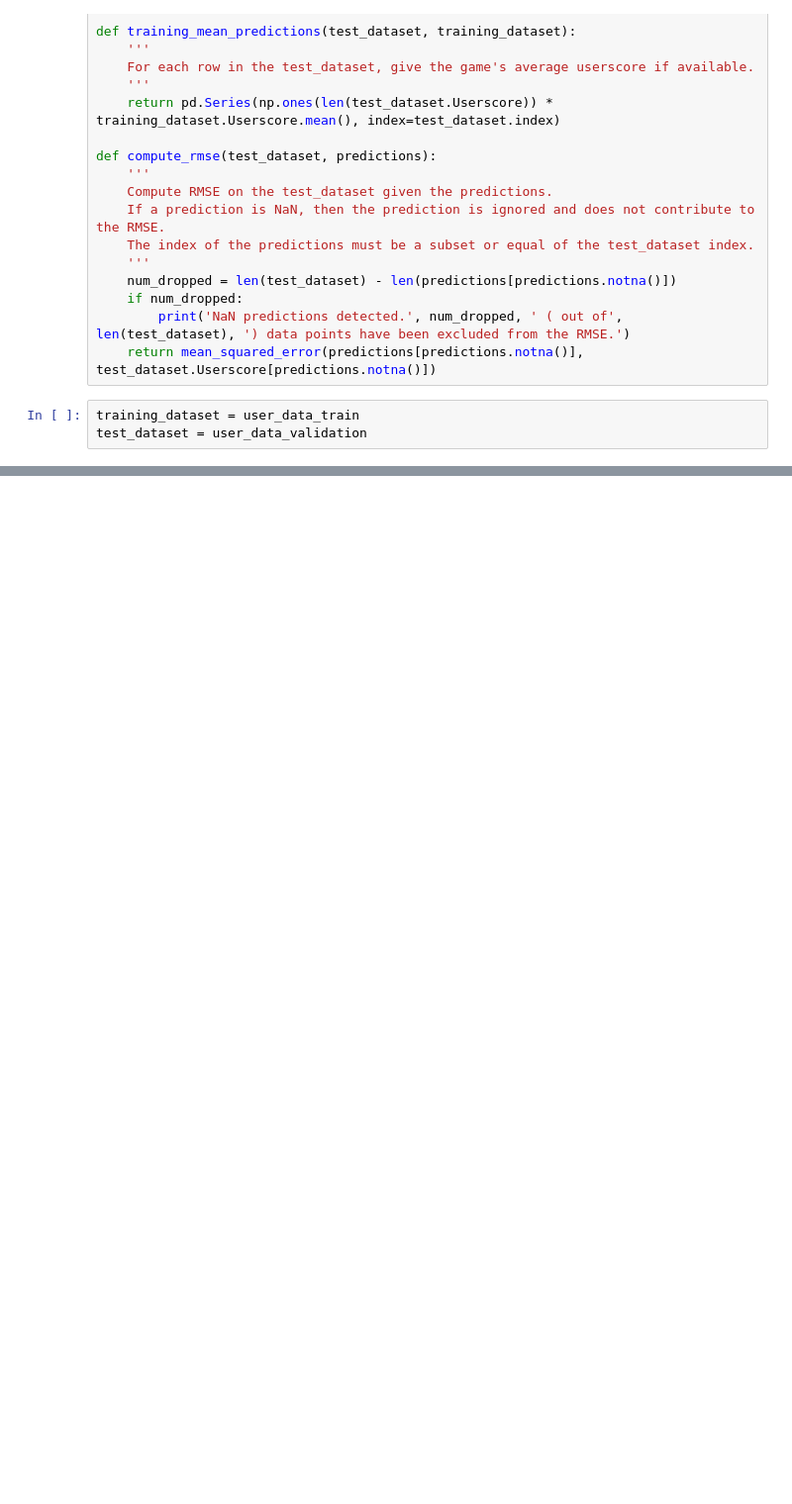
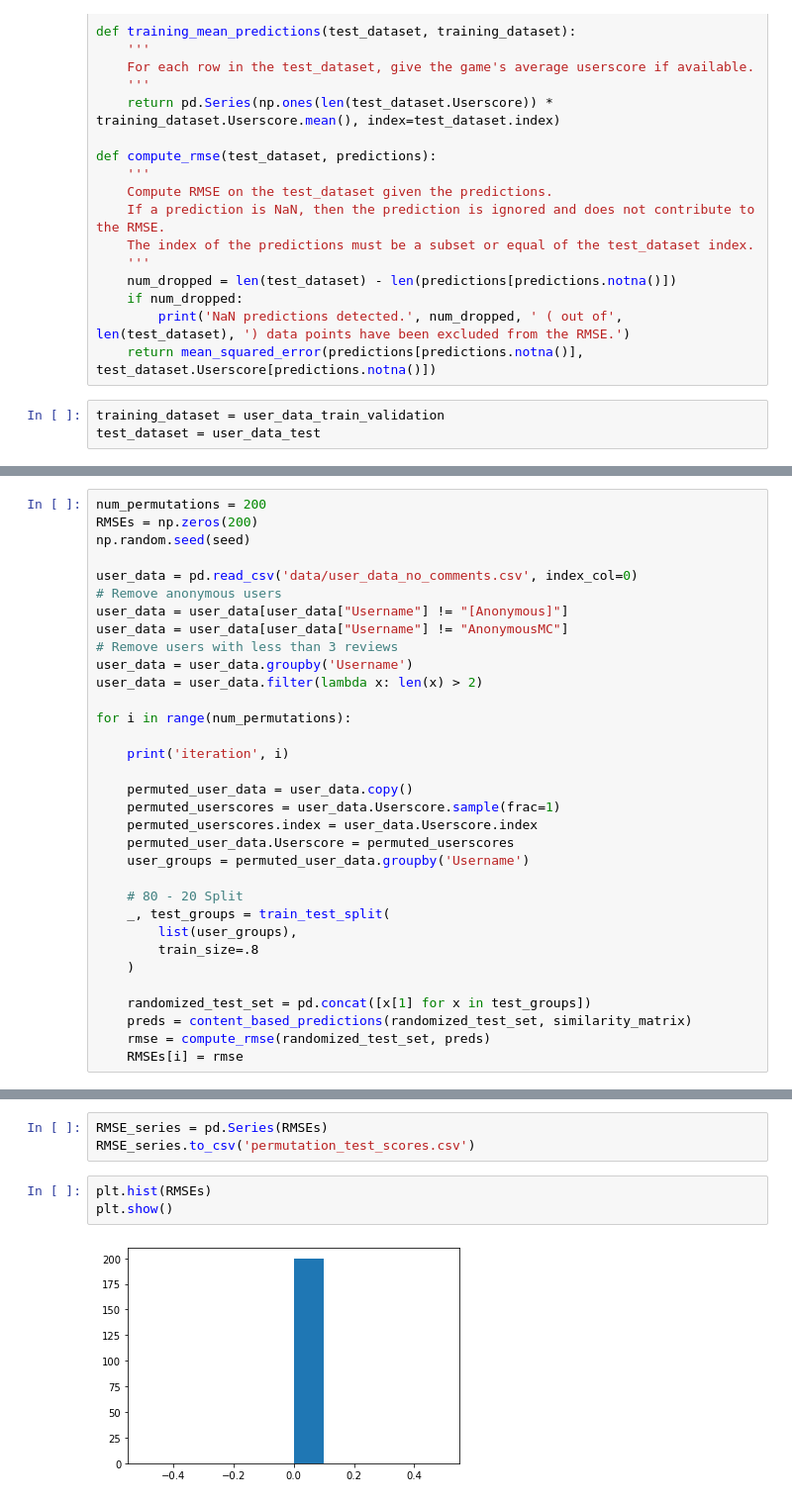
Before and after one commit to psaunderualberta/466_Group_Project, a Jupyter notebook: src/content_based_filtering.ipynb, the cells around one changed output, grey strips where cells are left out. Shown at 99% size. Drawn from its saved outputs; the diff is of its cells as text; blank space fills up the shorter version.

Commit message:
Add permutation test

```diff
--- a/src/content_based_filtering.ipynb
+++ b/src/content_based_filtering.ipynb
@@ -104,7 +106,7 @@ def compute_rmse(test_dataset, predictions):
         print('NaN predictions detected.', num_dropped, ' ( out of', len(test_dataset), ') data points have been excluded from the RMSE.')
     return mean_squared_error(predictions[predictions.notna()], test_dataset.Userscore[predictions.notna()])
 # %%
-training_dataset = user_data_train
-test_dataset = user_data_validation
+training_dataset = user_data_train_validation
+test_dataset = user_data_test
 # %%
 preds = content_based_predictions(test_dataset, similarity_matrix)
@@ -125,0 +136,33 @@ NaN predictions detected. 31  ( out of 14918 ) data points have been excluded fr
+# %%
+num_permutations = 200
+RMSEs = np.zeros(200)
+np.random.seed(seed)
+
+user_data = pd.read_csv('data/user_data_no_comments.csv', index_col=0)
+# Remove anonymous users
+user_data = user_data[user_data["Username"] != "[Anonymous]"]
+user_data = user_data[user_data["Username"] != "AnonymousMC"]
+# Remove users with less than 3 reviews
+user_data = user_data.groupby('Username')
+user_data = user_data.filter(lambda x: len(x) > 2)
+
+for i in range(num_permutations):
+
+    print('iteration', i)
+
+    permuted_user_data = user_data.copy()
+    permuted_userscores = user_data.Userscore.sample(frac=1)
+    permuted_userscores.index = user_data.Userscore.index
+    permuted_user_data.Userscore = permuted_userscores
+    user_groups = permuted_user_data.groupby('Username')
+
+    # 80 - 20 Split
+    _, test_groups = train_test_split(
+        list(user_groups),
+        train_size=.8
+    )
+
+    randomized_test_set = pd.concat([x[1] for x in test_groups])
+    preds = content_based_predictions(randomized_test_set, similarity_matrix)
+    rmse = compute_rmse(randomized_test_set, preds)
+    RMSEs[i] = rmse
@@ -125,0 +186,8 @@ NaN predictions detected. 31  ( out of 14918 ) data points have been excluded fr
+# %%
+RMSE_series = pd.Series(RMSEs)
+RMSE_series.to_csv('permutation_test_scores.csv')
+# %%
+plt.hist(RMSEs)
+plt.show()
+# %% [output]
+[figure, added]
```
Also changed, not shown: parts of 6 cells of this notebook.
